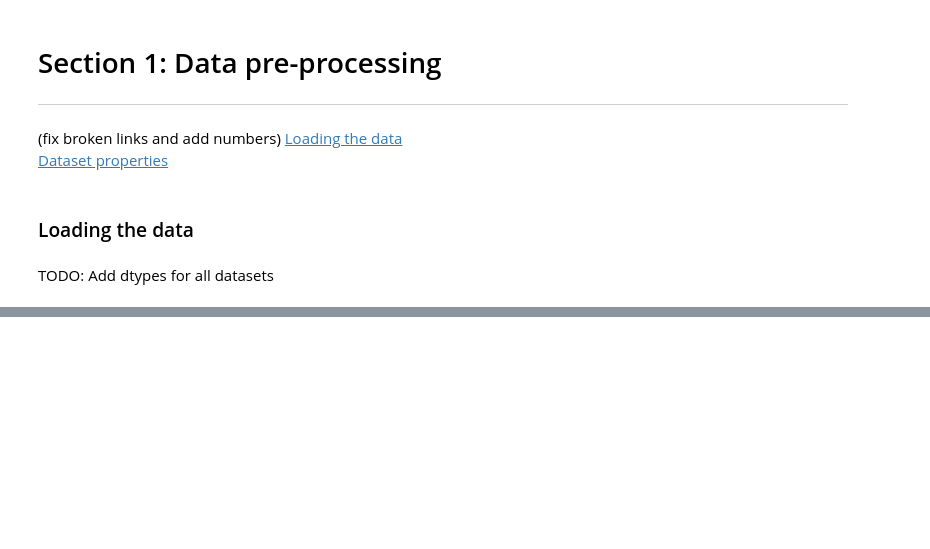
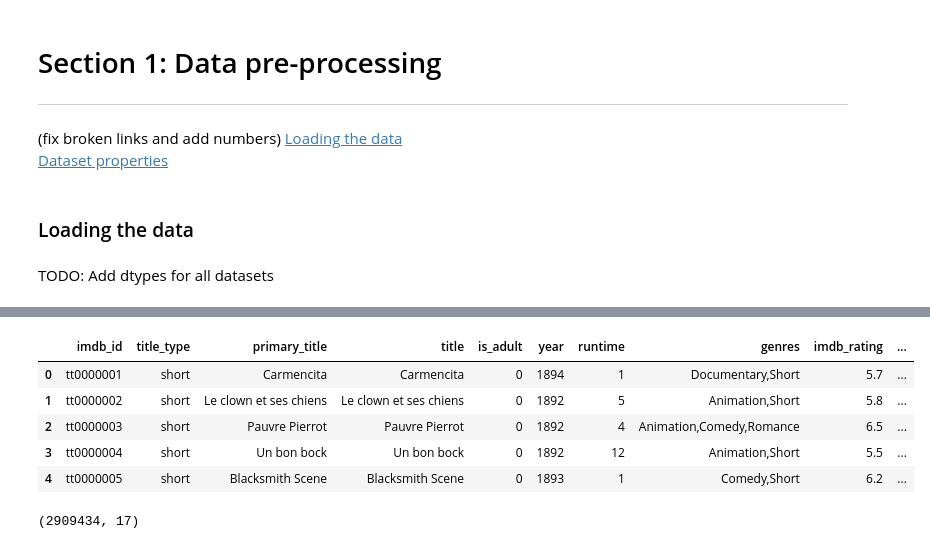
Before and after one commit to epfl-ada/ada-2023-project-fivefrenchspeakingpeoplenocap, a Jupyter notebook: loading_data.ipynb, the cells around one changed output, grey strips where cells are left out. Cells and saved outputs as stored; diff of their text form; code cells hidden in the pictures; blank space fills up the shorter version.

```diff
--- a/loading_data.ipynb
+++ b/loading_data.ipynb
@@ -123,0 +297,3 @@ Number of movies after filtering:  8401
+# %%
+imdb_basics = imdb_basics.replace("\\N", np.nan)
+pd.DataFrame({'nan_sum': imdb_basics.isna().sum(), 'nan_percentage': imdb_basics.isna().mean() * 100})
@@ -123,0 +311,4 @@ Number of movies after filtering:  8401
+# %%
+imdb_basics = imdb_basics.drop(columns=["end_year"])
+# %%
+imdb_basics.dropna(subset=["year", "title", "runtime"], inplace=True)
@@ -123,0 +336,9 @@ Number of movies after filtering:  8401
+# %%
+imdb_dataset.head()
+# %% [output]
+|  | imdb_id | title_type | primary_title | title | is_adult | year | runtime | genres | imdb_rating | ... |
+| 0 | tt0000001 | short | Carmencita | Carmencita | 0 | 1894 | 1 | Documentary,Short | 5.7 | ... |
+| 1 | tt0000002 | short | Le clown et ses chiens | Le clown et ses chiens | 0 | 1892 | 5 | Animation,Short | 5.8 | ... |
+| 2 | tt0000003 | short | Pauvre Pierrot | Pauvre Pierrot | 0 | 1892 | 4 | Animation,Comedy,Romance | 6.5 | ... |
+| 3 | tt0000004 | short | Un bon bock | Un bon bock | 0 | 1892 | 12 | Animation,Short | 5.5 | ... |
+| 4 | tt0000005 | short | Blacksmith Scene | Blacksmith Scene | 0 | 1893 | 1 | Comedy,Short | 6.2 | ... |
@@ -123,0 +349,4 @@ Number of movies after filtering:  8401
+# %%
+imdb_dataset.shape
+# %% [output]
+(2909434, 17)
```
Also changed, not shown: parts of 55 cells of this notebook.
